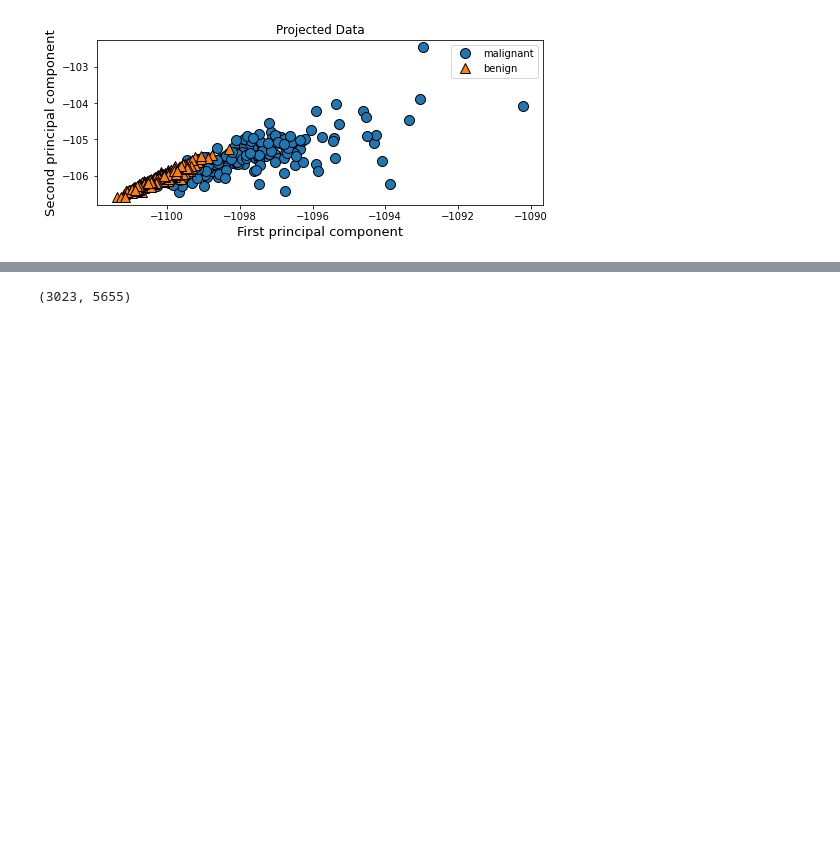
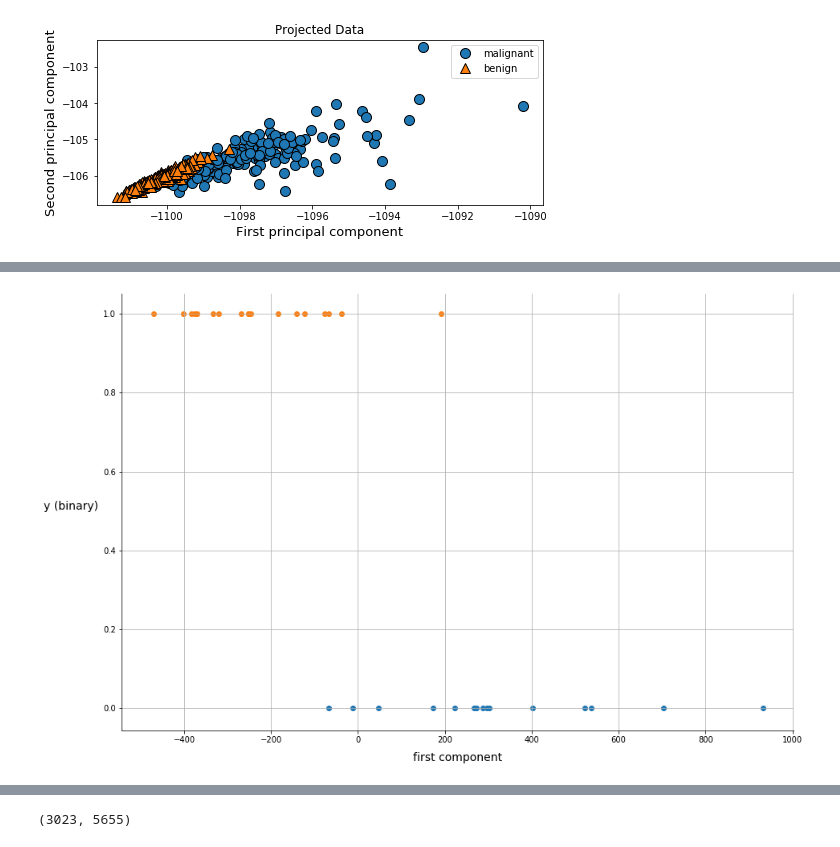
Before and after one commit to tomorrowdata/machine-learning-course-notebooks, a Jupyter notebook: solved/Hands-On 2 Unsupervised Live 18-11-20.ipynb, the cells around one changed output, grey strips where cells are left out. Drawn from its saved outputs; the diff is of its cells as text; code cells hidden in the pictures; blank space fills up the shorter version.

```diff
--- a/solved/Hands-On 2 Unsupervised Live 18-11-20.ipynb
+++ b/solved/Hands-On 2 Unsupervised Live 18-11-20.ipynb
@@ -385,0 +415,3 @@ Evaluate model performances with and without PCA as it has been already done in
+# %%
+X_train_pca = pca.transform(X_train)
+X_test_pca = pca.transform(X_test)
@@ -386,3 +426,15 @@ Evaluate model performances with and without PCA as it has been already done in
+# %%
+fig = plt.figure(figsize=(15, 10))
+ax = fig.add_subplot()
+plt.scatter(X_test_pca[y_test == 0], y_test[y_test == 0])
+plt.scatter(X_test_pca[y_test == 1], y_test[y_test == 1])
+ax.grid()
+ax.spines['right'].set_color('none')
+ax.spines['top'].set_color('none')
+_ = ax.set_xlabel("first component", rotation=0, labelpad=10, fontdict={'size':14})
+_ = ax.set_ylabel('y (binary)', rotation=0, labelpad=40, fontdict={'size':14})
+# %% [output]
+[figure, added]
 # %% [markdown]
 <div class="alert alert-info" role="alert">
 
```
Also changed, not shown: parts of 19 cells of this notebook, 1 other file.
